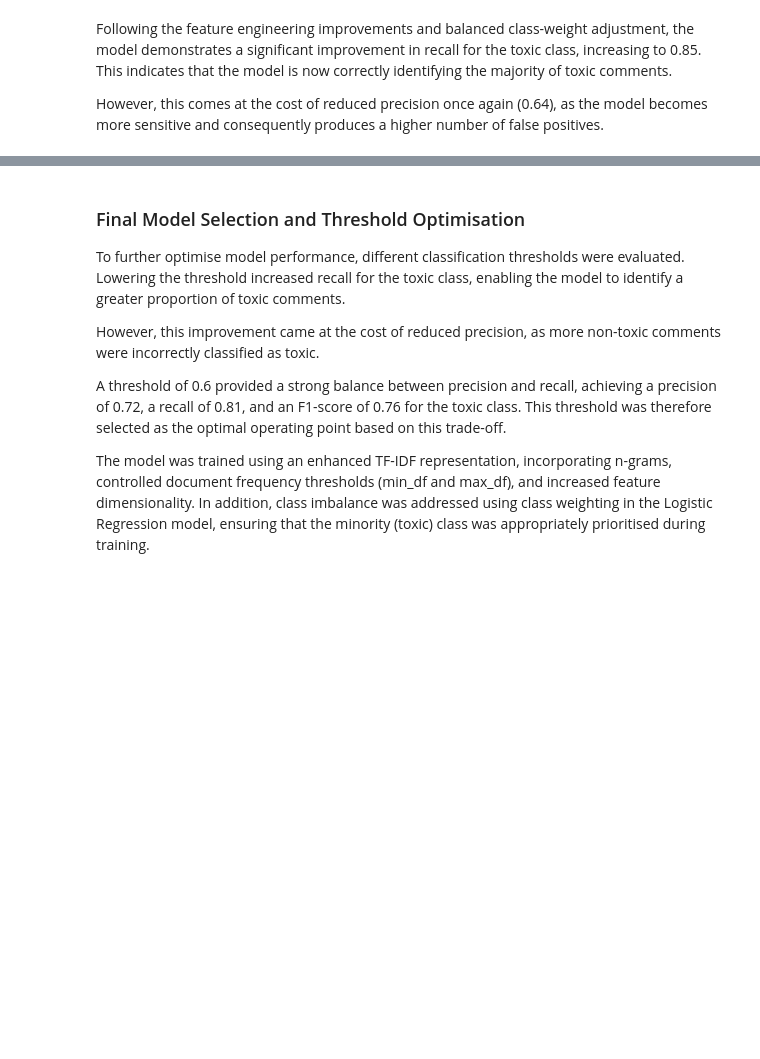
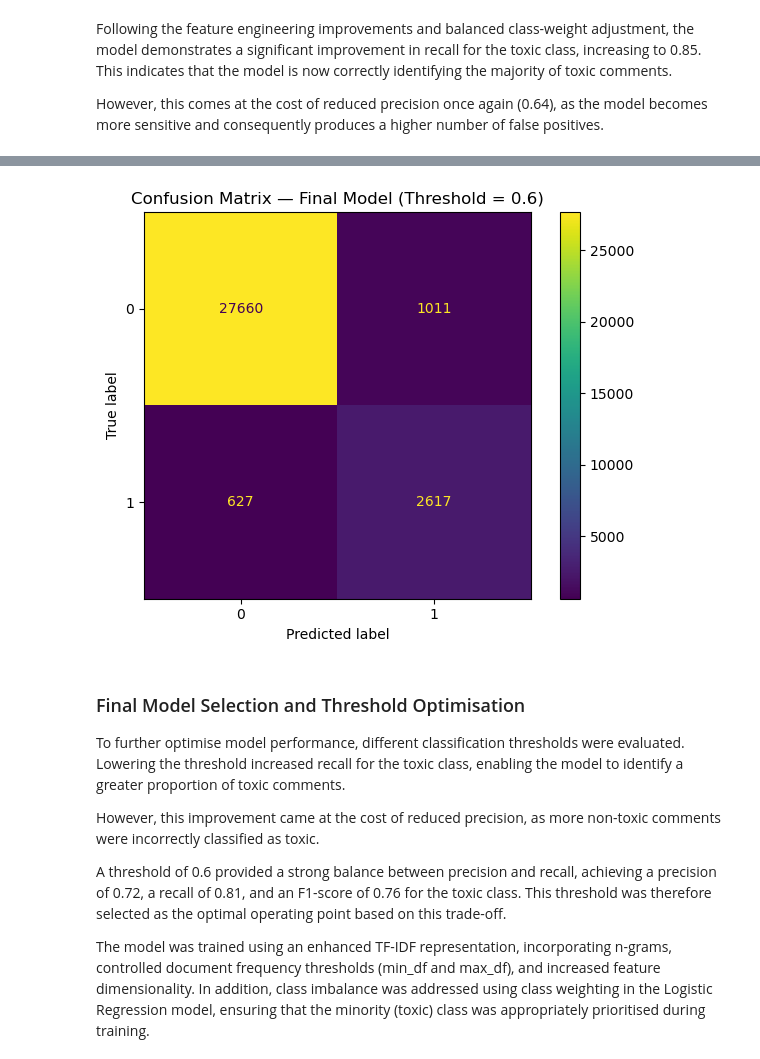
Before and after one commit to dylan-130/Comment-Toxicity-Analysis, a Jupyter notebook: toxic-comments.ipynb, the cells around one changed output, grey strips where cells are left out. Saved outputs shown, nothing was run; the diff lists cells and outputs as text; code cells hidden in the pictures; blank space fills up the shorter version.

Commit message:
Added EDA and ROC curve. Changed structure slightly.

```diff
--- a/toxic-comments.ipynb
+++ b/toxic-comments.ipynb
@@ -583,3 +548,12 @@ weighted avg       0.93      0.81      0.84     31915
+# %%
+# Final model confusion matrix at 0.6 threshold
+y_pred_final = (y_probs >= 0.6).astype(int)
+ConfusionMatrixDisplay.from_predictions(y_test, y_pred_final)
+plt.title('Confusion Matrix — Final Model (Threshold = 0.6)')
+plt.tight_layout()
+plt.show()
+# %% [output]
+[figure, added]
 # %% [markdown]
 ### Final Model Selection and Threshold Optimisation
 
```
Also changed, not shown: parts of 1 cell of this notebook.
